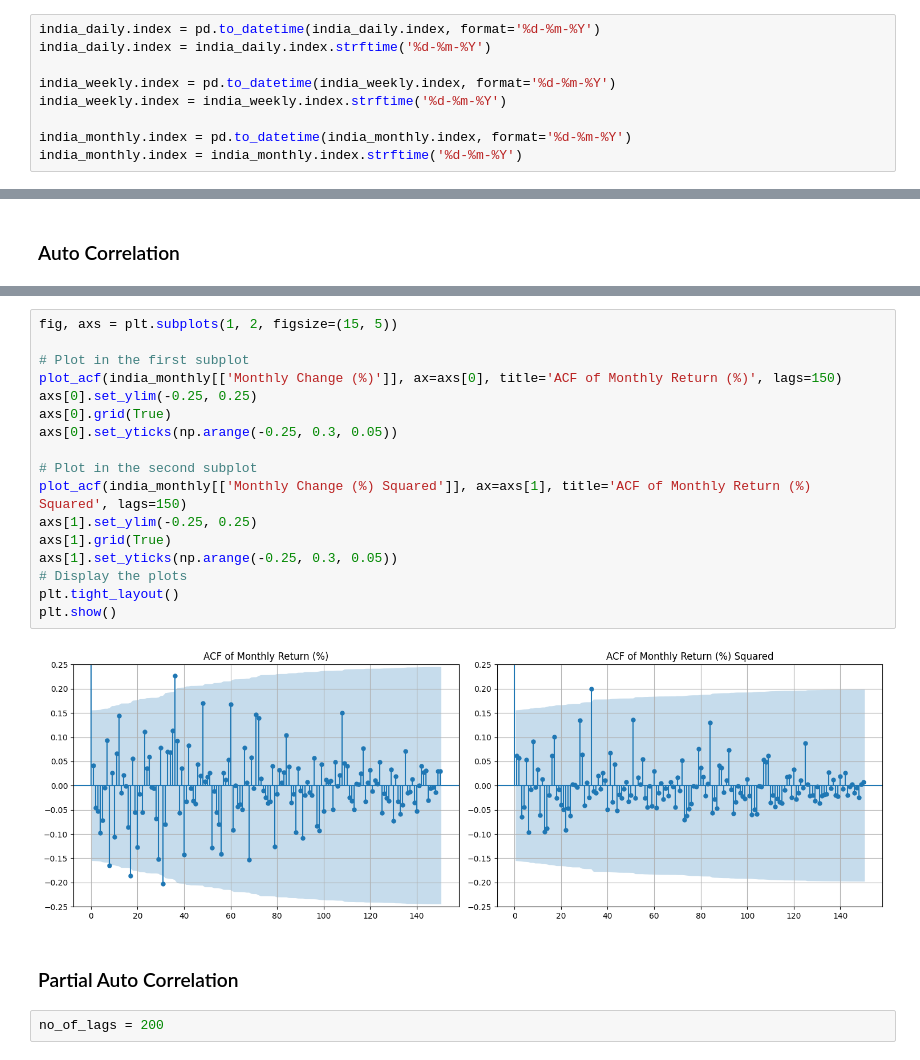
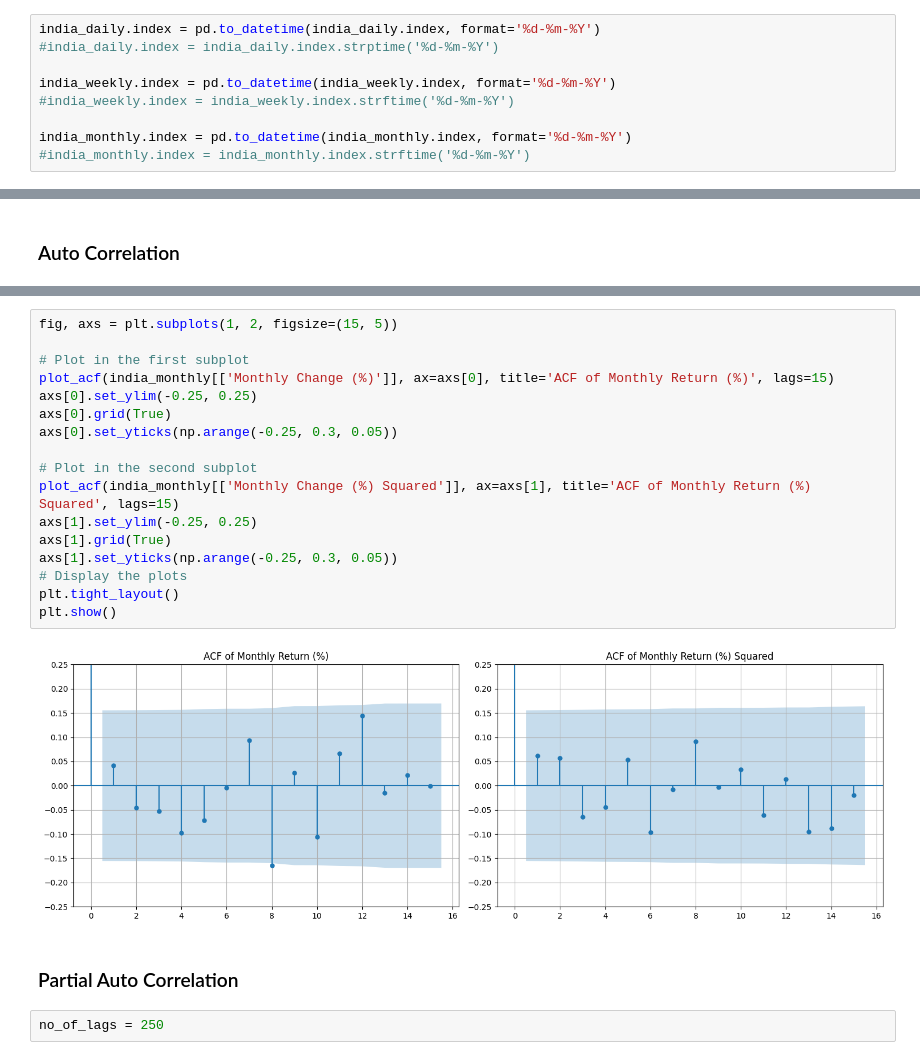
Before and after one commit to yadavayush7028/Volatility_Prediction, a Jupyter notebook: India_wheat_analysis.ipynb, the cells around one changed output, grey strips where cells are left out. Saved outputs shown, nothing was run; the diff lists cells and outputs as text.

```diff
--- a/India_wheat_analysis.ipynb
+++ b/India_wheat_analysis.ipynb
@@ -10,13 +10,13 @@ india_weekly = pd.read_csv('data/Wheat Futures India Weekly (2012-22).csv',index
 india_monthly = pd.read_csv('data/Wheat Futures India Monthly (2007-22).csv',index_col=0)
 # %%
 india_daily.index = pd.to_datetime(india_daily.index, format='%d-%m-%Y')
-india_daily.index = india_daily.index.strftime('%d-%m-%Y')
+#india_daily.index = india_daily.index.strptime('%d-%m-%Y')
 
 india_weekly.index = pd.to_datetime(india_weekly.index, format='%d-%m-%Y')
-india_weekly.index = india_weekly.index.strftime('%d-%m-%Y')
+#india_weekly.index = india_weekly.index.strftime('%d-%m-%Y')
 
 india_monthly.index = pd.to_datetime(india_monthly.index, format='%d-%m-%Y')
-india_monthly.index = india_monthly.index.strftime('%d-%m-%Y')
+#india_monthly.index = india_monthly.index.strftime('%d-%m-%Y')
 # %%
 india_daily = india_daily.replace({',': '', 'K':'', '%':''}, regex=True).astype(float)
 india_weekly = india_weekly.replace({',': '', 'K':'', '%':''}, regex=True).astype(float)
@@ -199,26 +207,26 @@ plt.show()
 # %%
 fig, axs = plt.subplots(1, 2, figsize=(15, 5))
 
 # Plot in the first subplot
-plot_acf(india_monthly[['Monthly Change (%)']], ax=axs[0], title='ACF of Monthly Return (%)', lags=150)
+plot_acf(india_monthly[['Monthly Change (%)']], ax=axs[0], title='ACF of Monthly Return (%)', lags=15)
 axs[0].set_ylim(-0.25, 0.25)
 axs[0].grid(True)
 axs[0].set_yticks(np.arange(-0.25, 0.3, 0.05))
 
 # Plot in the second subplot
-plot_acf(india_monthly[['Monthly Change (%) Squared']], ax=axs[1], title='ACF of Monthly Return (%) Squared', lags=150)
+plot_acf(india_monthly[['Monthly Change (%) Squared']], ax=axs[1], title='ACF of Monthly Return (%) Squared', lags=15)
 axs[1].set_ylim(-0.25, 0.25)
 axs[1].grid(True)
 axs[1].set_yticks(np.arange(-0.25, 0.3, 0.05))
 # Display the plots
 plt.tight_layout()
 plt.show()
 # %% [output]
-[figure, old version]
+[figure, new version]
 # %% [markdown]
 ### Partial Auto Correlation
 # %%
-no_of_lags = 200
+no_of_lags = 250
 # %%
 fig, axs = plt.subplots(1, 2, figsize=(15, 5))
 
```
Also changed, not shown: parts of 12 cells of this notebook, 9 other files.
